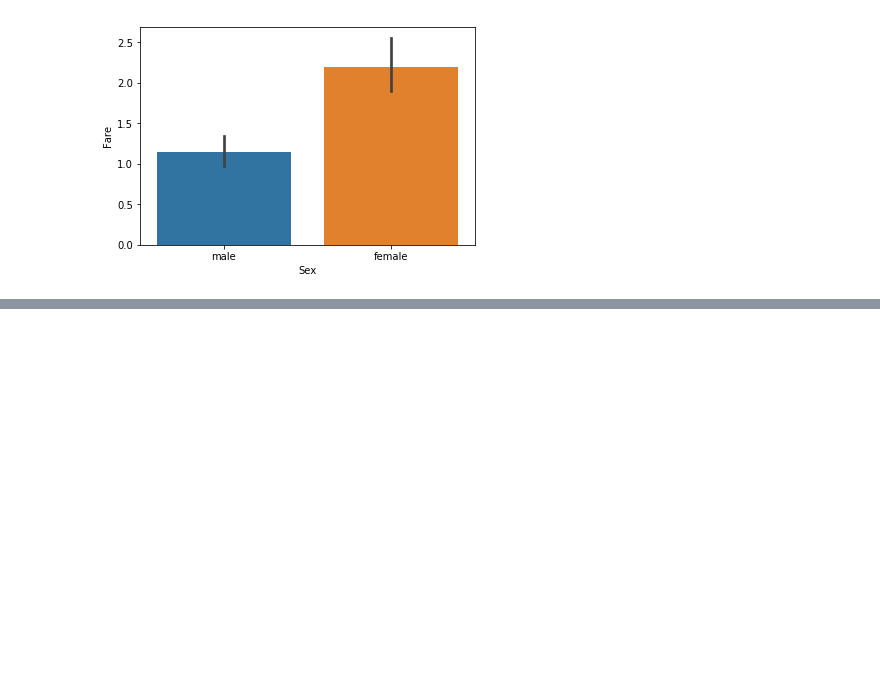
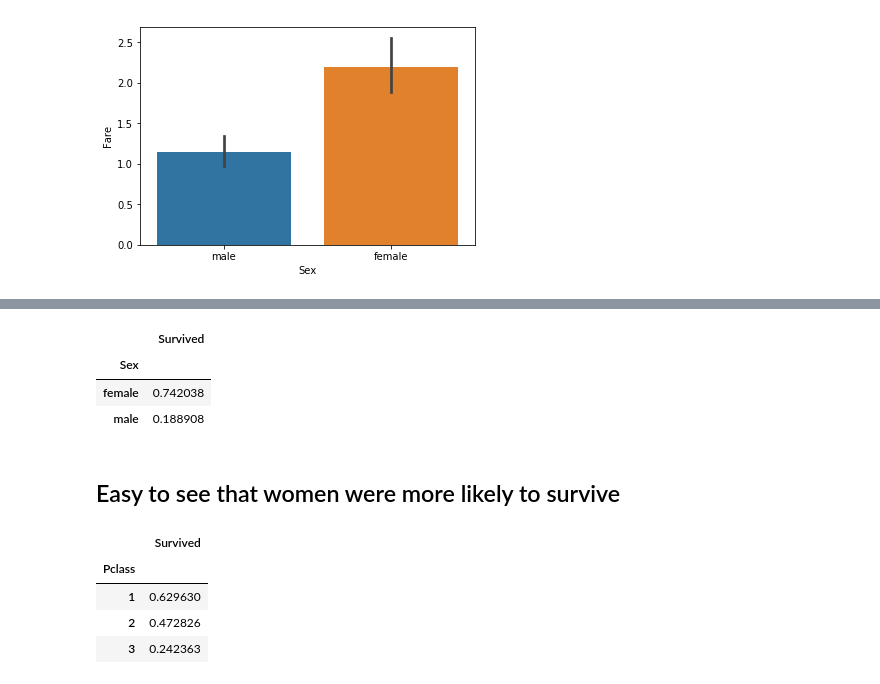
Before and after one commit to austincain22/CSCI-191T---Machine-Learning, a Jupyter notebook: Titanic.ipynb, the cells around one changed output, grey strips where cells are left out. Drawn from its saved outputs; the diff is of its cells as text; code cells hidden in the pictures; blank space fills up the shorter version.

```diff
--- a/Titanic.ipynb
+++ b/Titanic.ipynb
@@ -96,0 +104,19 @@ sns.barplot(x='Sex', y=Y, data=train)
+# %%
+sex = train.pivot_table(index="Sex",values="Survived")
+sex
+# %% [output]
+|  | Survived |
+| Sex |  |
+| female | 0.742038 |
+| male | 0.188908 |
+# %% [markdown]
+## Easy to see that women were more likely to survive
+# %%
+pClass = train.pivot_table(index='Pclass',values='Survived')
+pClass
+# %% [output]
+|  | Survived |
+| Pclass |  |
+| 1 | 0.629630 |
+| 2 | 0.472826 |
+| 3 | 0.242363 |
```
Also changed, not shown: parts of 9 cells of this notebook, 1 other file.
